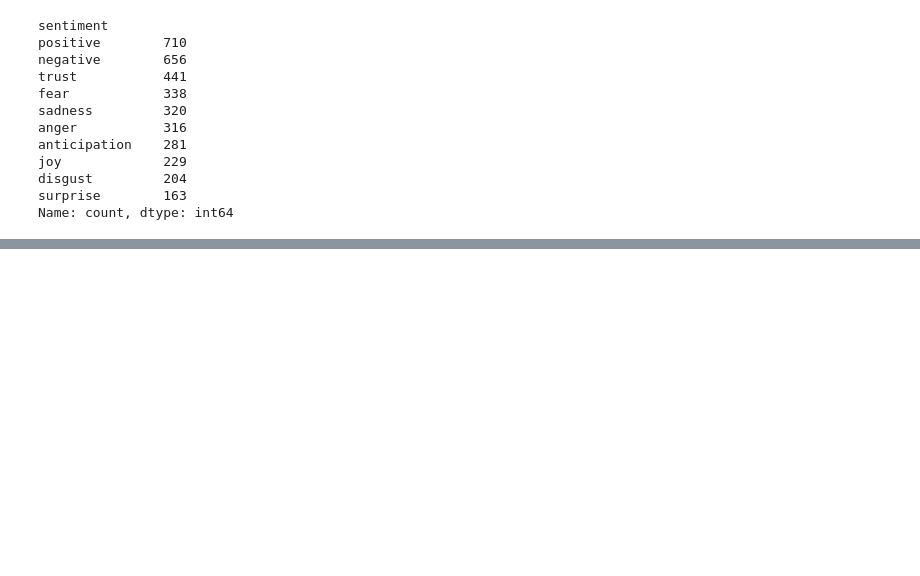
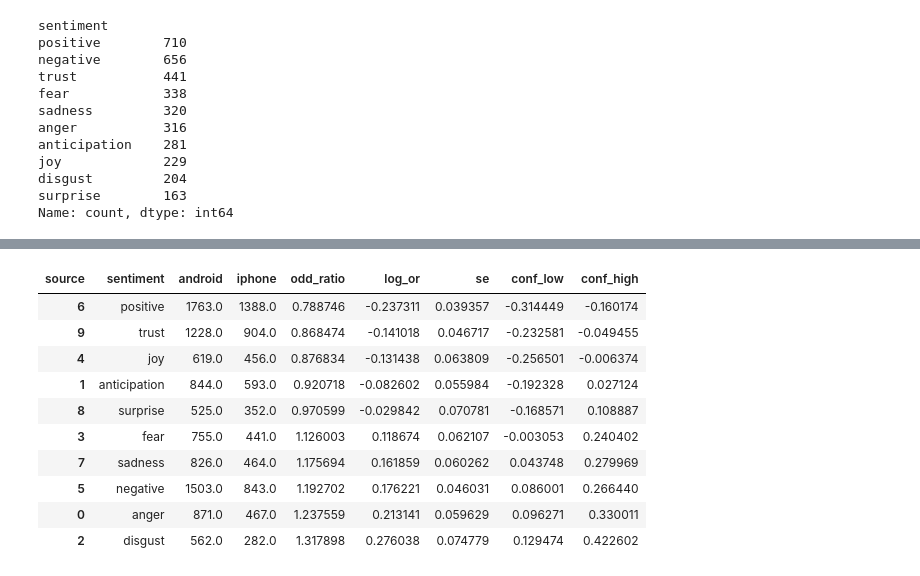
Before and after one commit to rodri-iot/NLP, a Jupyter notebook: src/tweets.ipynb, the cells around one changed output, grey strips where cells are left out. Drawn from its saved outputs; the diff is of its cells as text; code cells hidden in the pictures; blank space fills up the shorter version.

```diff
--- a/src/tweets.ipynb
+++ b/src/tweets.ipynb
@@ -331,0 +396,17 @@ df_sent
+# %%
+# Confidence intervals
+df_odd_ratio['conf_low'] = df_odd_ratio['log_or'] - norm.ppf(0.975) * df_odd_ratio['se']
+df_odd_ratio['conf_high'] = df_odd_ratio['log_or'] + norm.ppf(0.975) * df_odd_ratio['se']
+df_odd_ratio.sort_values(by='log_or', ascending=True)
+# %% [output]
+| source | sentiment | android | iphone | odd_ratio | log_or | se | conf_low | conf_high |
+| 6 | positive | 1763.0 | 1388.0 | 0.788746 | -0.237311 | 0.039357 | -0.314449 | -0.160174 |
+| 9 | trust | 1228.0 | 904.0 | 0.868474 | -0.141018 | 0.046717 | -0.232581 | -0.049455 |
+| 4 | joy | 619.0 | 456.0 | 0.876834 | -0.131438 | 0.063809 | -0.256501 | -0.006374 |
+| 1 | anticipation | 844.0 | 593.0 | 0.920718 | -0.082602 | 0.055984 | -0.192328 | 0.027124 |
+| 8 | surprise | 525.0 | 352.0 | 0.970599 | -0.029842 | 0.070781 | -0.168571 | 0.108887 |
+| 3 | fear | 755.0 | 441.0 | 1.126003 | 0.118674 | 0.062107 | -0.003053 | 0.240402 |
+| 7 | sadness | 826.0 | 464.0 | 1.175694 | 0.161859 | 0.060262 | 0.043748 | 0.279969 |
+| 5 | negative | 1503.0 | 843.0 | 1.192702 | 0.176221 | 0.046031 | 0.086001 | 0.266440 |
+| 0 | anger | 871.0 | 467.0 | 1.237559 | 0.213141 | 0.059629 | 0.096271 | 0.330011 |
+| 2 | disgust | 562.0 | 282.0 | 1.317898 | 0.276038 | 0.074779 | 0.129474 | 0.422602 |
```
Also changed, not shown: parts of 18 cells of this notebook, 1 other file.
